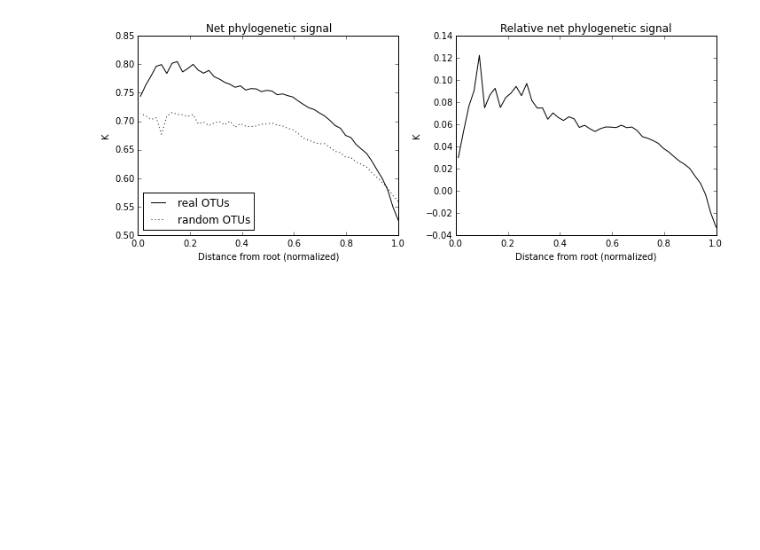
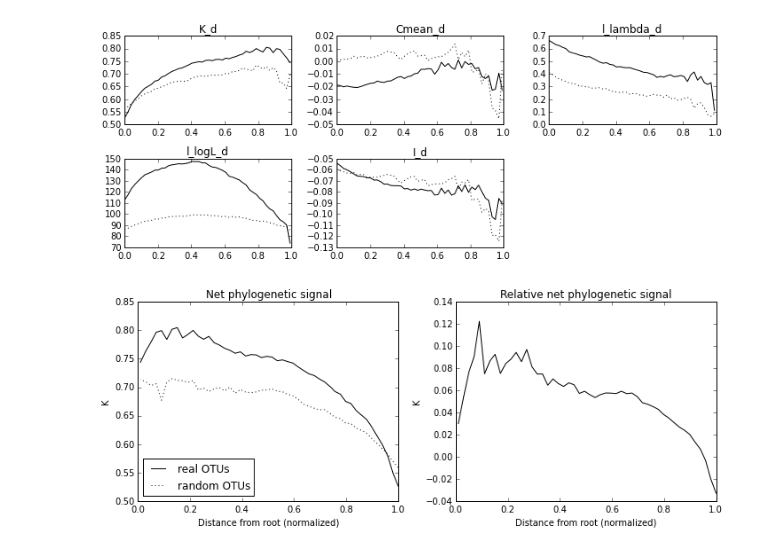
Before and after one commit to ryneches/fishpoo, a Jupyter notebook: CoSpeciation.ipynb, the cells around one changed output. Cells and saved outputs as stored; diff of their text form; code cells hidden in the pictures; blank space fills up the shorter version.

```diff
--- a/CoSpeciation.ipynb
+++ b/CoSpeciation.ipynb
@@ -106,8 +106,8 @@ def tree_trait( otu_names, merged_counts ) :
     r_trate_table.names = trait_table.keys()
     return r_trate_table
 
-def psigs( leafs, host_tree, merged_counts ) :
-    tt = tree_trait( leafs, random_counts )
+def psigs( leafs, host_tree, counts ) :
+    tt = tree_trait( leafs, counts )
     K = phytools.phylosig( host_tree, tt, method='K' )[0]
     l_lambda, l_logL = map( lambda x : x[0], phytools.phylosig( host_tree, tt, method='lambda' ) )
     I = adephylo.abouheif_moran( phylobase.phylo4d( host_tree, tt ), method="Abouheif" )[1][0]
@@ -177,3 +170,29 @@ Populating the interactive namespace from numpy and matplotlib
+# %%
+figure(figsize=(10, 4))
+
+# this is dumb, but sadly necessary
+def newsum( x ) :
+    total = 0
+    for i in x :
+        if np.isfinite(i) : total += i
+    return total
+
+for i,d,r in [ (1, 'K_d', 'K_r'),
+               (2, 'Cmean_d', 'Cmean_r'),
+               (3, 'l_lambda_d', 'l_lambda_r'),
+               (4, 'l_logL_d', 'l_logL_r'),
+               (5, 'I_d', 'I_r') ] :
+    subplot(2,3,i)
+    plot( map(lambda x: x['treelevel'], tree_scan),
+          map( lambda x: newsum(x[d])/len(x['groups']), tree_scan ),
+          linestyle='-', color='black')
+    plot( map(lambda x: x['treelevel'], tree_scan),
+          map( lambda x: newsum(x[r])/len(x['groups']), tree_scan ),
+          linestyle=':', color='black')
+    title(d)
+tight_layout()
+# %% [output]
+[figure, added]
 # %%
 figure(figsize=(10, 4))
 
```
Also changed, not shown: parts of 4 cells of this notebook.
